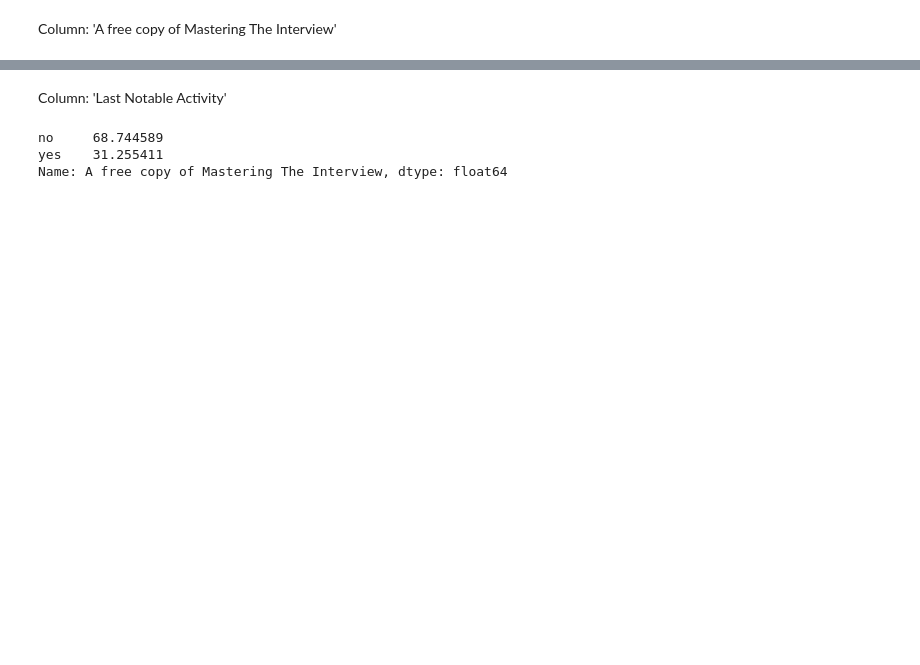
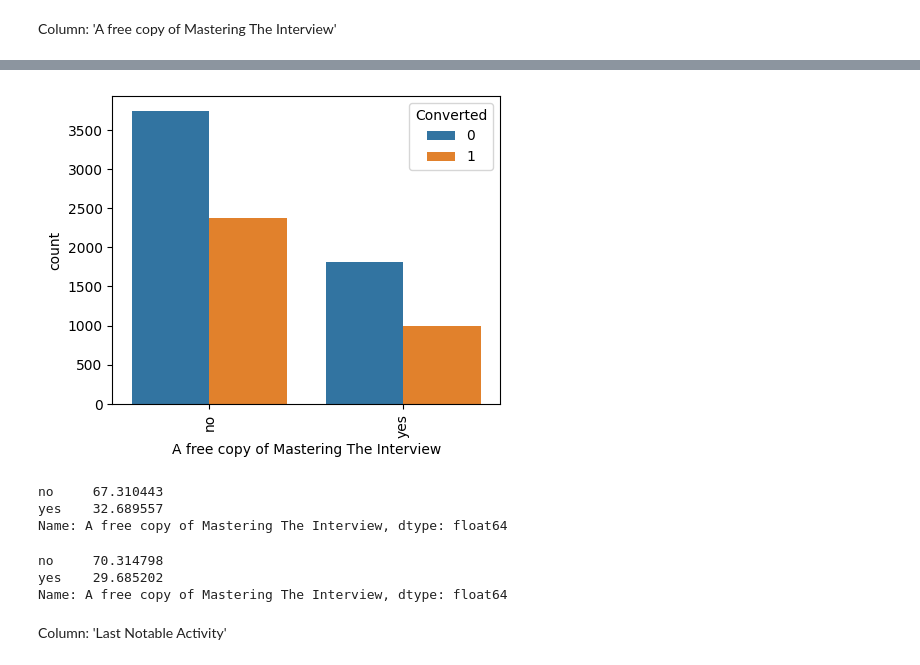
Before and after one commit to Sahil1776/Lead-Scoring-Case-Study, a Jupyter notebook: Model.ipynb, the cells around one changed output, grey strips where cells are left out. Drawn from its saved outputs; the diff is of its cells as text; code cells hidden in the pictures; blank space fills up the shorter version.

Commit message:
EDA and Model building completed

```diff
--- a/Model.ipynb
+++ b/Model.ipynb
@@ -898,9 +886,26 @@ WE ARE HERE!!!
+# %%
+plt.figure(figsize=(5,4))
+s1 = sns.countplot(data = df, x = 'A free copy of Mastering The Interview', hue = 'Converted')
+s1.set_xticklabels(s1.get_xticklabels(), rotation=90)
+plt.show()
+# %% [output]
+[figure, added]
+# %%
+# Conversion not successful
+df0['A free copy of Mastering The Interview'].value_counts(normalize = True) * 100
+# %% [output]
+no     67.310443
+yes    32.689557
+Name: A free copy of Mastering The Interview, dtype: float64
+# %%
+# Conversion successful
+df1['A free copy of Mastering The Interview'].value_counts(normalize = True) * 100
+# By looking at the plot and the value counts, it seems that this column doesn't really make a difference when it comes to predictions
+# When we will build our model, this feature should definitely appear less significant and would be removed.
+# %% [output]
+no     70.314798
+yes    29.685202
+Name: A free copy of Mastering The Interview, dtype: float64
 # %% [markdown]
 Column: 'Last Notable Activity'
-# %%
-df['A free copy of Mastering The Interview'].value_counts(normalize = True) * 100
-# %% [output]
-no     68.744589
-yes    31.255411
-Name: A free copy of Mastering The Interview, dtype: float64
 # %%
```
Also changed, not shown: parts of 189 cells of this notebook, 2 other files.
